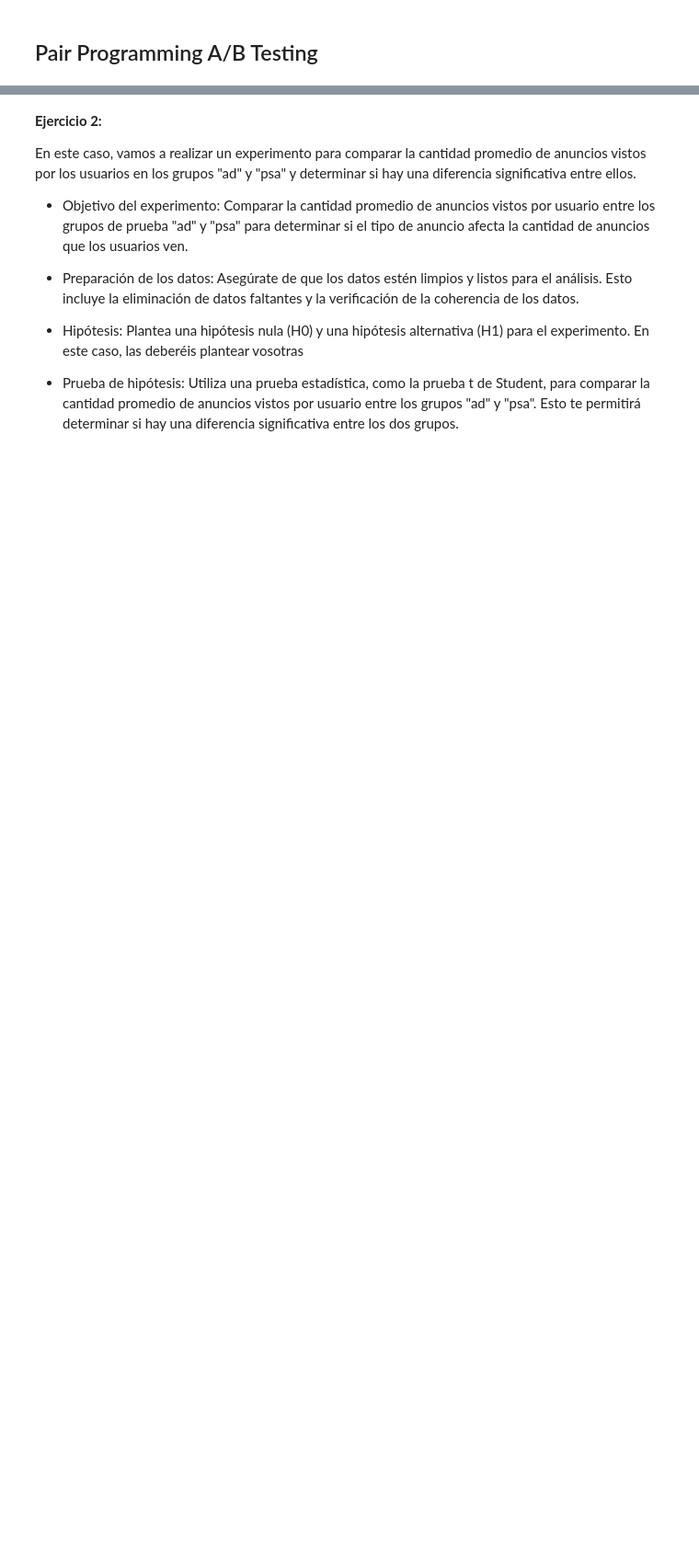
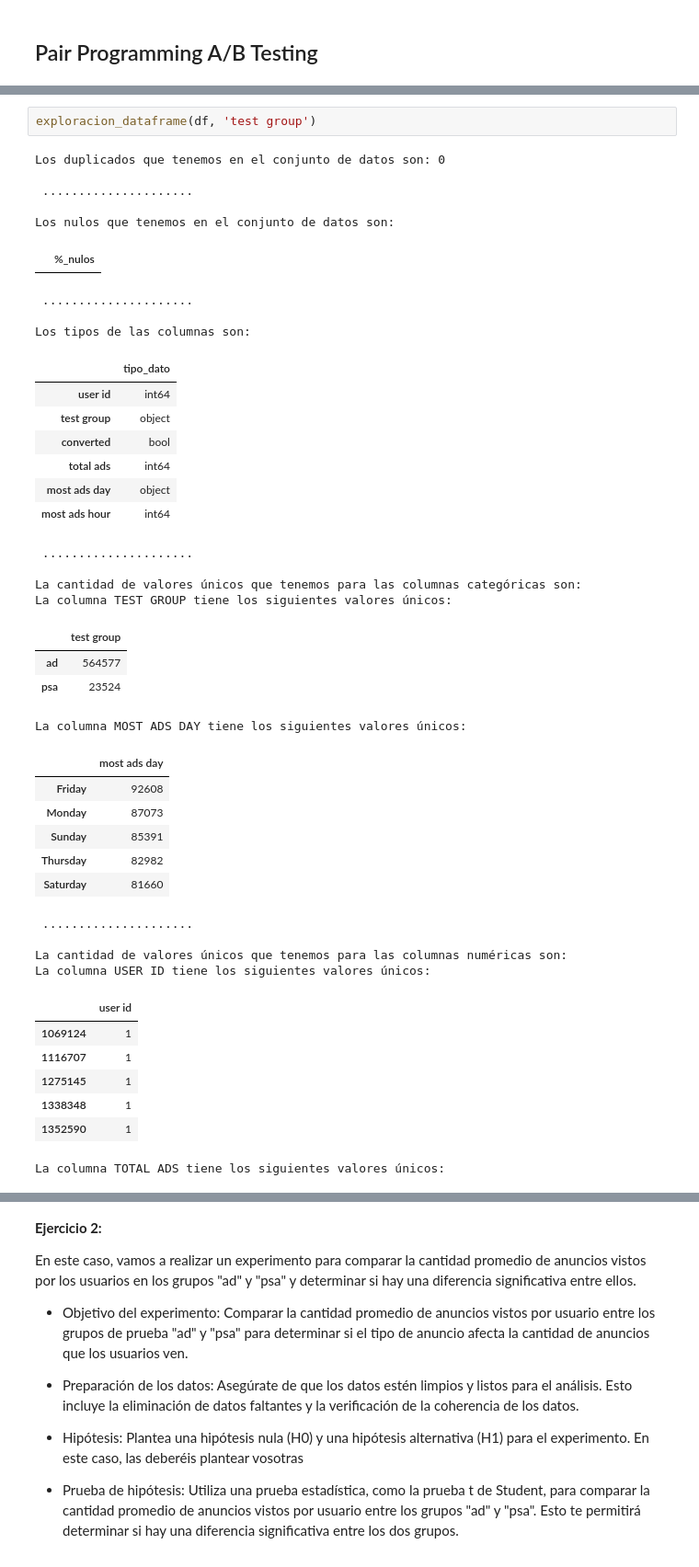
Before and after one commit to DianaG92/adalab-pair_programming-modulo3, a Jupyter notebook: promoH-modulo3-pairprogramming-AB_Testing-DIANA_ISA.ipynb, the cells around one changed output, grey strips where cells are left out. Shown at 92% size. Saved outputs shown, nothing was run; the diff lists cells and outputs as text; blank space fills up the shorter version.

```diff
--- a/promoH-modulo3-pairprogramming-AB_Testing-DIANA_ISA.ipynb
+++ b/promoH-modulo3-pairprogramming-AB_Testing-DIANA_ISA.ipynb
@@ -34,0 +92,44 @@ Supongamos que estamos realizando un experimento para determinar si un nuevo dis
+# %%
+exploracion_dataframe(df, 'test group')
+# %% [output]
+Los duplicados que tenemos en el conjunto de datos son: 0
+
+ .....................
+
+Los nulos que tenemos en el conjunto de datos son:
+|  | %_nulos |
+ .....................
+
+Los tipos de las columnas son:
+|  | tipo_dato |
+| user id | int64 |
+| test group | object |
+| converted | bool |
+| total ads | int64 |
+| most ads day | object |
+| most ads hour | int64 |
+ .....................
+
+La cantidad de valores únicos que tenemos para las columnas categóricas son:
+La columna TEST GROUP tiene los siguientes valores únicos:
+|  | test group |
+| ad | 564577 |
+| psa | 23524 |
+La columna MOST ADS DAY tiene los siguientes valores únicos:
+|  | most ads day |
+| Friday | 92608 |
+| Monday | 87073 |
+| Sunday | 85391 |
+| Thursday | 82982 |
+| Saturday | 81660 |
+ .....................
+
+La cantidad de valores únicos que tenemos para las columnas numéricas son:
+La columna USER ID tiene los siguientes valores únicos:
+|  | user id |
+| 1069124 | 1 |
+| 1116707 | 1 |
+| 1275145 | 1 |
+| 1338348 | 1 |
+| 1352590 | 1 |
+La columna TOTAL ADS tiene los siguientes valores únicos:
```
Also changed, not shown: parts of 7 cells of this notebook.
